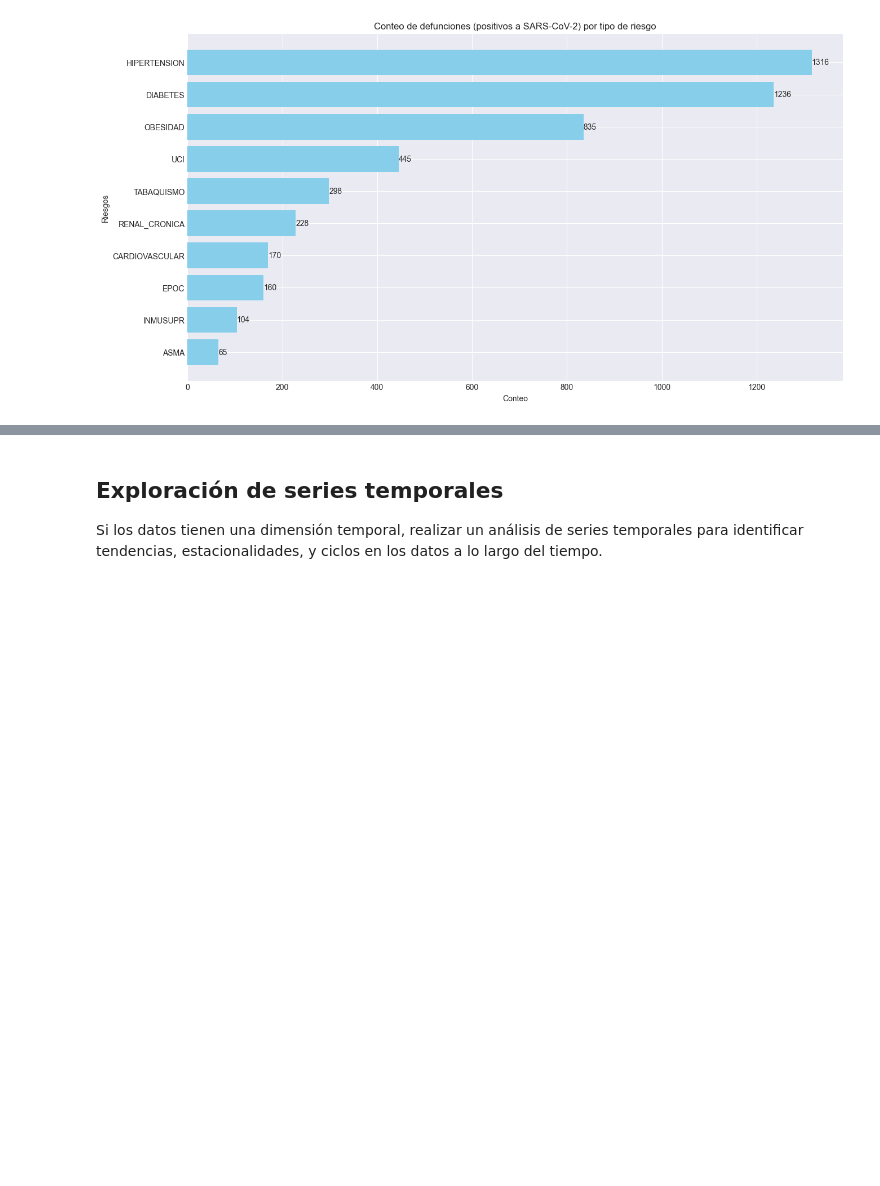
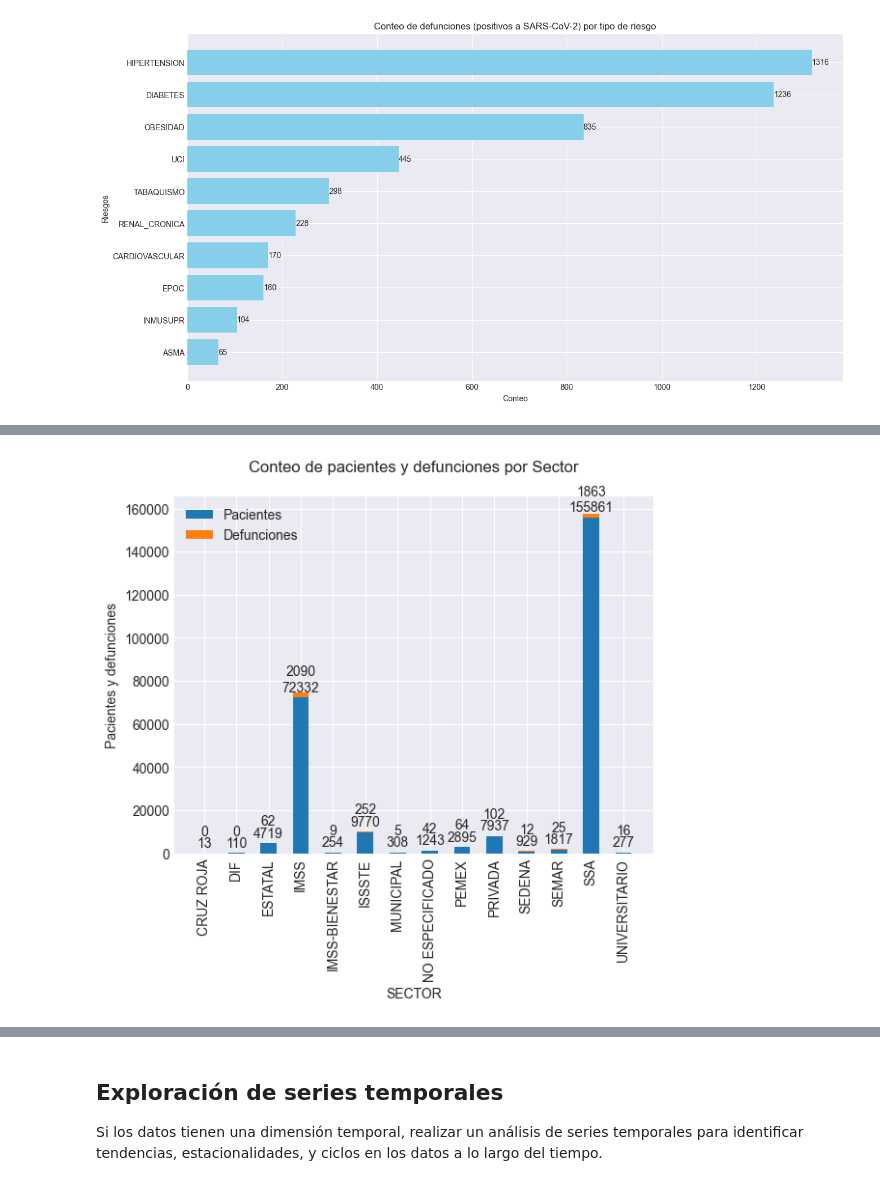
Before and after one commit to Edgar-La/Covid_19_Mexico, a Jupyter notebook: Final_Project.ipynb, the cells around one changed output, grey strips where cells are left out. Saved outputs shown, nothing was run; the diff lists cells and outputs as text; code cells hidden in the pictures; blank space fills up the shorter version.

```diff
--- a/Final_Project.ipynb
+++ b/Final_Project.ipynb
@@ -809,0 +828,6 @@ plt.show()
+# %%
+df_def = df_clean[['SECTOR', 'FECHA_DEF']].copy()
+df_def['DEF'] = [0 if fecha == pd.to_datetime('2200-01-01') else 1 for fecha in df_def['FECHA_DEF']]
+df_def.drop(columns = 'FECHA_DEF', inplace=True)
+df_def['SECTOR'] = [SECTOR[clave] for clave in df_def['SECTOR']]
+df_def
@@ -809,0 +848,49 @@ plt.show()
+# %%
+# Create DataFrame
+df = df_def
+
+# Count total occurrences and occurrences of 1 for each category
+counts = df.groupby('SECTOR')['DEF'].agg(['count', 'sum']).reset_index()
+counts.columns = ['SECTOR', 'Total', 'DEF']
+
+# Calculate occurrences of 0
+counts['Vivo'] = counts['Total'] - counts['DEF']
+
+# Data for the bar chart
+categories = counts['SECTOR']
+count_0 = counts['Vivo']
+count_1 = counts['DEF']
+
+# Plotting the stacked bar chart
+fig, ax = plt.subplots()
+bar_width = 0.5
+
+# Plotting the bars
+bars_0 = ax.bar(categories, count_0, bar_width, label='Pacientes')
+bars_1 = ax.bar(categories, count_1, bar_width, bottom=count_0, label='Defunciones')
+
+
+for bar in bars_0:
+    yval = bar.get_height() + bar.get_y()+1500
+    xval = bar.get_x() + bar.get_width() / 2
+    ax.text(xval, yval, int(bar.get_height()), ha='center', va='bottom')
+
+# Adding labels on top of the bars
+for bar in bars_1:
+    yval = bar.get_height() + bar.get_y() +7000
+    xval = bar.get_x() + bar.get_width() / 2
+    ax.text(xval, yval, int(bar.get_height()), ha='center', va='bottom')
+
+# Rotate x-tick labels
+plt.xticks(rotation=90)
+
+# Adding labels and title
+ax.set_xlabel('SECTOR')
+ax.set_ylabel('Pacientes y defunciones')
+ax.set_title('Conteo de pacientes y defunciones por Sector\n')
+ax.legend()
+
+# Display the chart
+plt.show()
+# %% [output]
+[figure, added]
```
Also changed, not shown: parts of 11 cells of this notebook.
